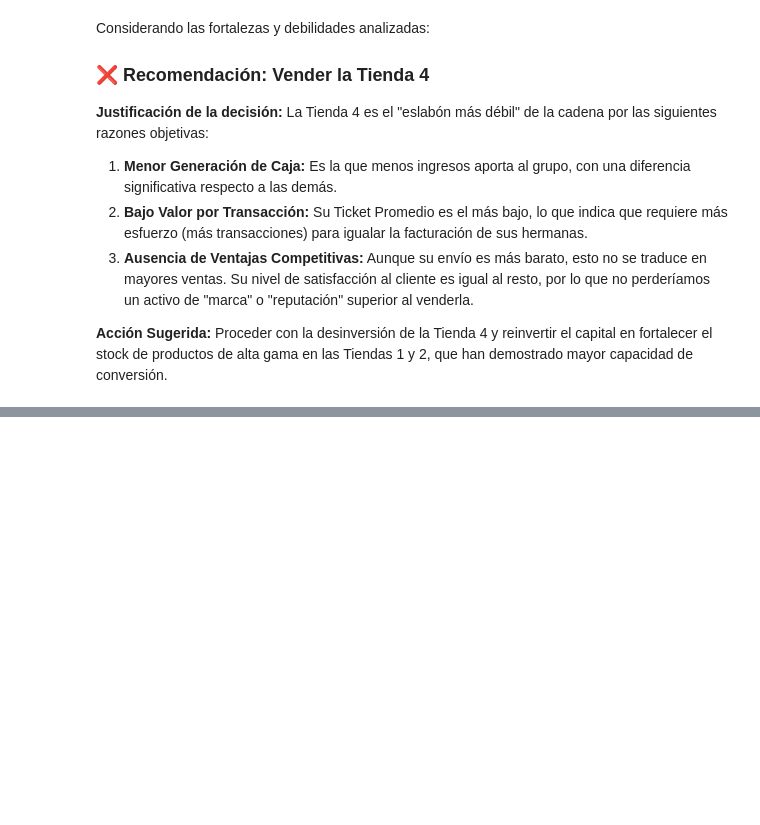
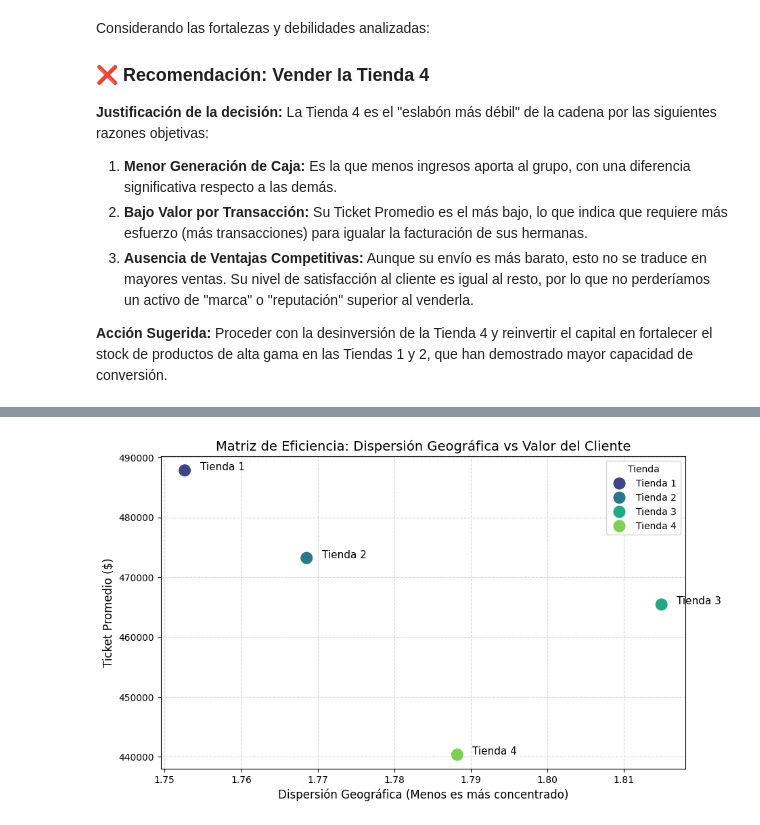
Before and after one commit to MiyoBran/alura-store-desafio, a Jupyter notebook: AluraStoreLatam.ipynb, the cells around one changed output, grey strips where cells are left out. Drawn from its saved outputs; the diff is of its cells as text; code cells hidden in the pictures; blank space fills up the shorter version.

```diff
--- a/AluraStoreLatam.ipynb
+++ b/AluraStoreLatam.ipynb
@@ -564,0 +636,15 @@ La Tienda 4 es el "eslabón más débil" de la cadena por las siguientes razones
+# %%
+# 1. Agrupamos por Sucursal y calculamos la desviación estándar de las coordenadas
+dispersion = df_consolidado.groupby('Sucursal')[['lat', 'lon']].std()
+
+# 2. Renombramos las columnas para que sea más claro
+dispersion.columns = ['Desviacion_Lat', 'Desviacion_Lon']
+
+# 3. Creamos un "Score de Dispersión" (Promedio de ambas desviaciones)
+# Esto nos da una idea aproximada del "tamaño" del territorio que cubren
+dispersion['Score_Dispersion'] = (dispersion['Desviacion_Lat'] + dispersion['Desviacion_Lon']) / 2
+
+# 4. Ordenamos: De la más dispersa (Nacional) a la más concentrada (Local)
+print("--- RANKING DE ALCANCE GEOGRÁFICO ---")
+print("(Mayor Score = Mayor Dispersión/Alcance)")
+display(dispersion.sort_values(by='Score_Dispersion', ascending=False))
@@ -564,0 +670,30 @@ La Tienda 4 es el "eslabón más débil" de la cadena por las siguientes razones
+# %%
+import matplotlib.pyplot as plt
+import seaborn as sns
+
+# 1. Preparamos los datos manualmente (basado en tus resultados anteriores)
+# Usamos los datos que ya calculaste en 'df_resumen' y 'dispersion'
+# Hacemos un merge (unión) de los dos dataframes por el índice (Sucursal/Tienda)
+
+# Aseguramos que el índice sea el nombre de la tienda en ambos
+dispersion.index.name = 'Tienda'
+df_final_geo = df_resumen.set_index('Tienda').join(dispersion['Score_Dispersion'])
+
+# 2. Graficamos
+plt.figure(figsize=(10, 6))
+
+# Scatterplot: Eje X = Dispersión, Eje Y = Ticket Promedio
+sns.scatterplot(data=df_final_geo, x='Score_Dispersion', y='Ticket_Promedio', hue='Tienda', s=200, palette='viridis')
+
+# Agregamos etiquetas de texto a cada punto para identificar la tienda
+for tienda_nombre, fila in df_final_geo.iterrows():
+    plt.text(fila['Score_Dispersion'] + 0.002, fila['Ticket_Promedio'], tienda_nombre, fontsize=11)
+
+plt.title('Matriz de Eficiencia: Dispersión Geográfica vs Valor del Cliente', fontsize=14)
+plt.xlabel('Dispersión Geográfica (Menos es más concentrado)', fontsize=12)
+plt.ylabel('Ticket Promedio ($)', fontsize=12)
+plt.grid(True, linestyle='--', alpha=0.5)
+
+plt.show()
+# %% [output]
+[figure, added]
```
Also changed, not shown: parts of 12 cells of this notebook.
